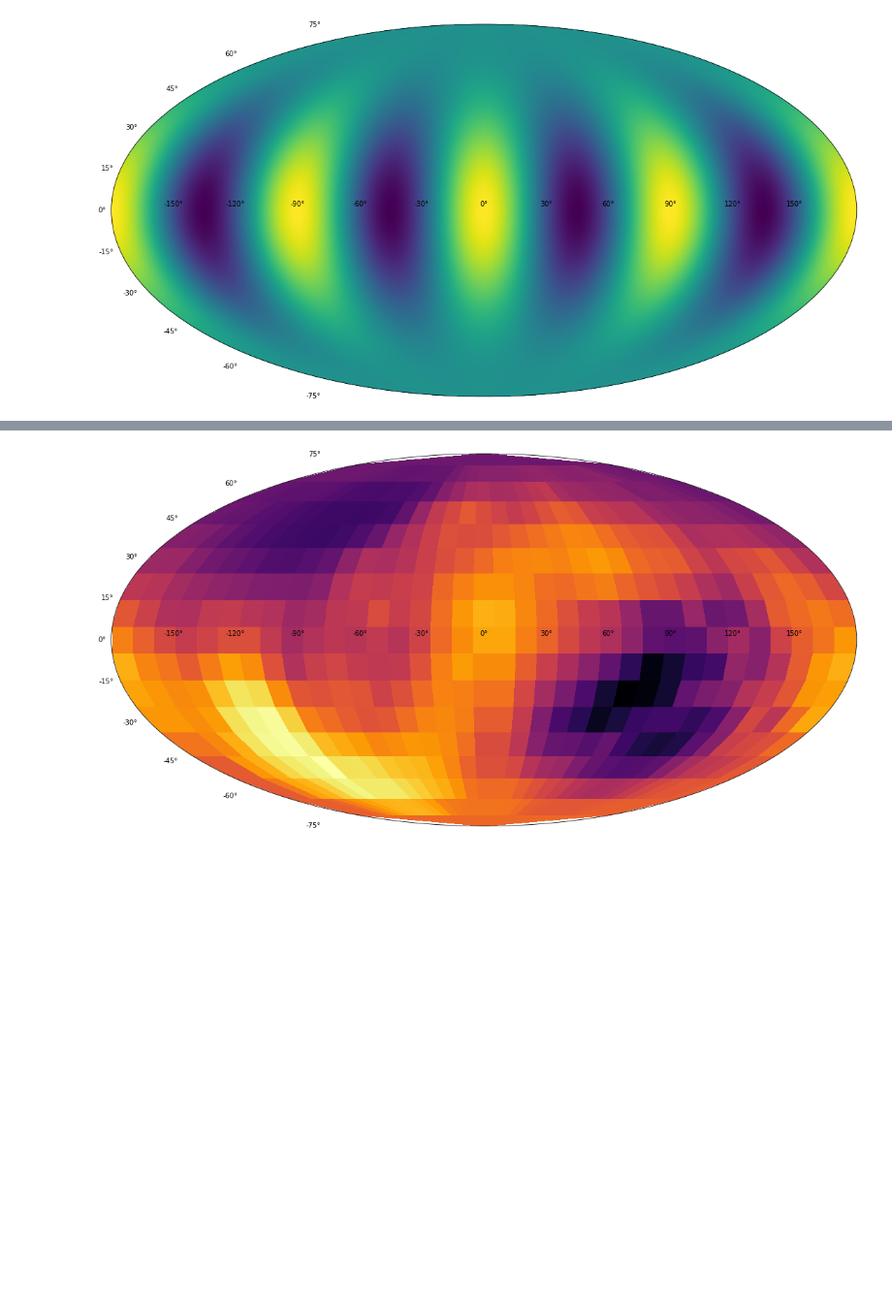
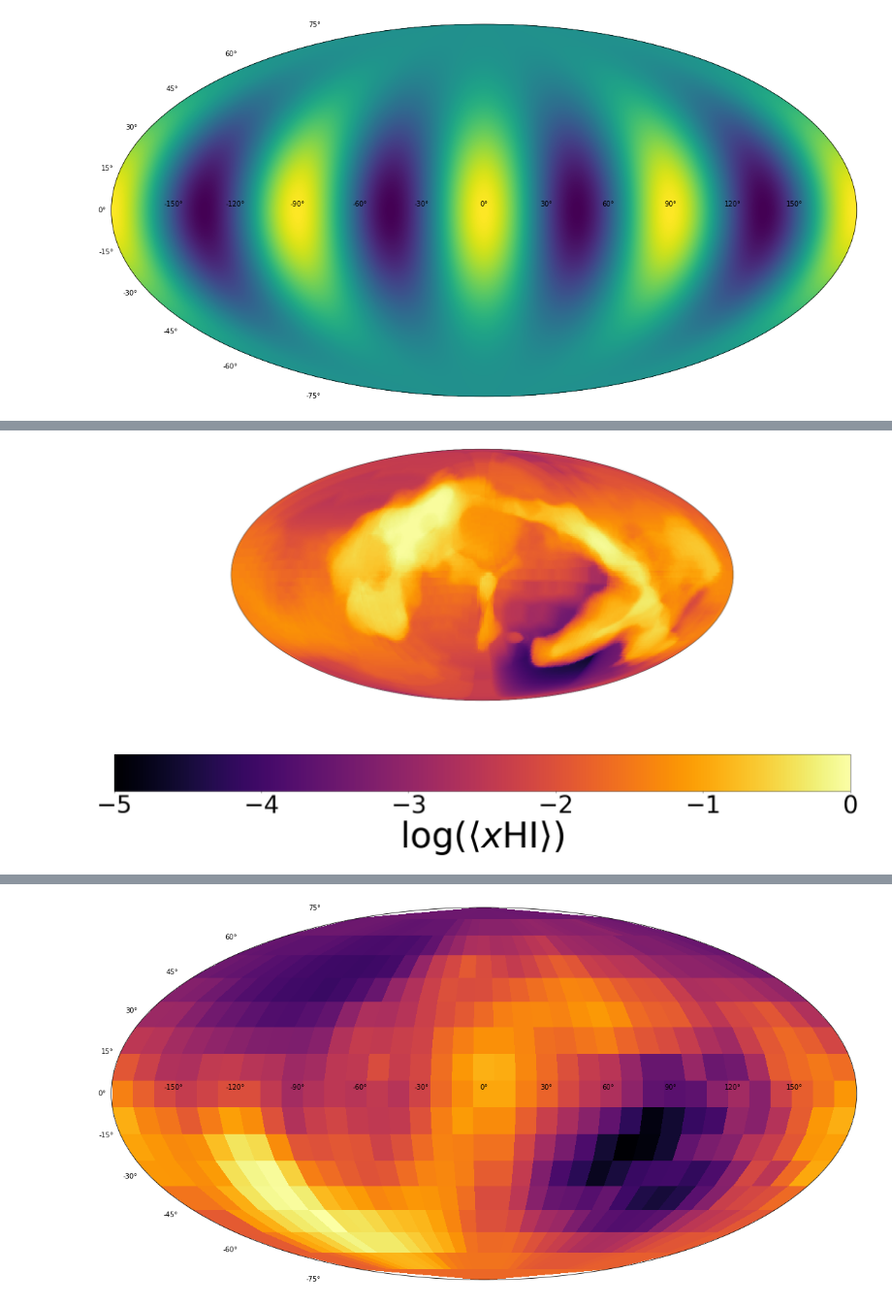
Before and after one commit to IvanKostyuk94/f_esc, a Jupyter notebook: esc_fraction.ipynb, the cells around one changed output, grey strips where cells are left out. Shown: that part at 97% size. Saved outputs shown, nothing was run; the diff lists cells and outputs as text; code cells hidden in the pictures; blank space fills up the shorter version.

```diff
--- a/esc_fraction.ipynb
+++ b/esc_fraction.ipynb
@@ -849,0 +876,23 @@ Total time needed: 7478.599477052689
+# %%
+base = '/u/ivkos/analysis/plots'
+# %%
+fig = plt.figure()
+ax = fig.add_subplot(111, projection='mollweide')
+Lon,Lat = np.meshgrid(theta, phi)
+im = ax.pcolormesh(Lon - np.pi ,Lat - np.pi/2, np.log(low_esc_ion), cmap=plt.get_cmap('inferno'), vmin = -5.0, vmax= 0.0)
+#cax = divider.append_axes("right", size="5%", pad=0.1)
+cbar = plt.colorbar(im, orientation='horizontal')#,cax=cax)
+cbar.set_label(r'log($\langle x\mathrm{HI} \rangle$)', size=80)
+#cbar.ax.tick_params(labelsize=10)
+plt.rcParams["figure.figsize"] = (30, 15)
+
+ax.xaxis.set_major_locator(ticker.NullLocator())
+ax.yaxis.set_major_locator(ticker.NullLocator())
+#plt.title('Average HI density', size=50)
+plt.rcParams['axes.titlepad'] = 45
+cbar.ax.tick_params(labelsize=55)
+savepath = os.path.join(base, 'low_esc_ion.png')
+plt.savefig(savepath, bbox_inches='tight')
+plt.show()
+# %% [output]
+[figure, added]
```
Also changed, not shown: parts of 11 cells of this notebook, 3 other files.
